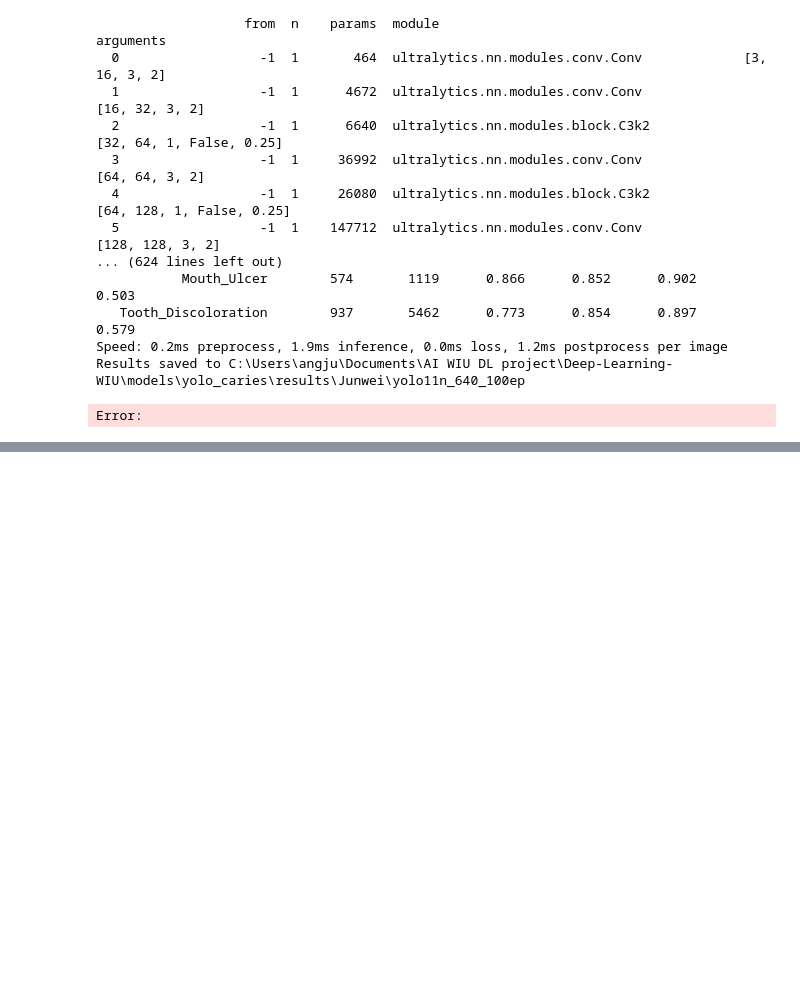
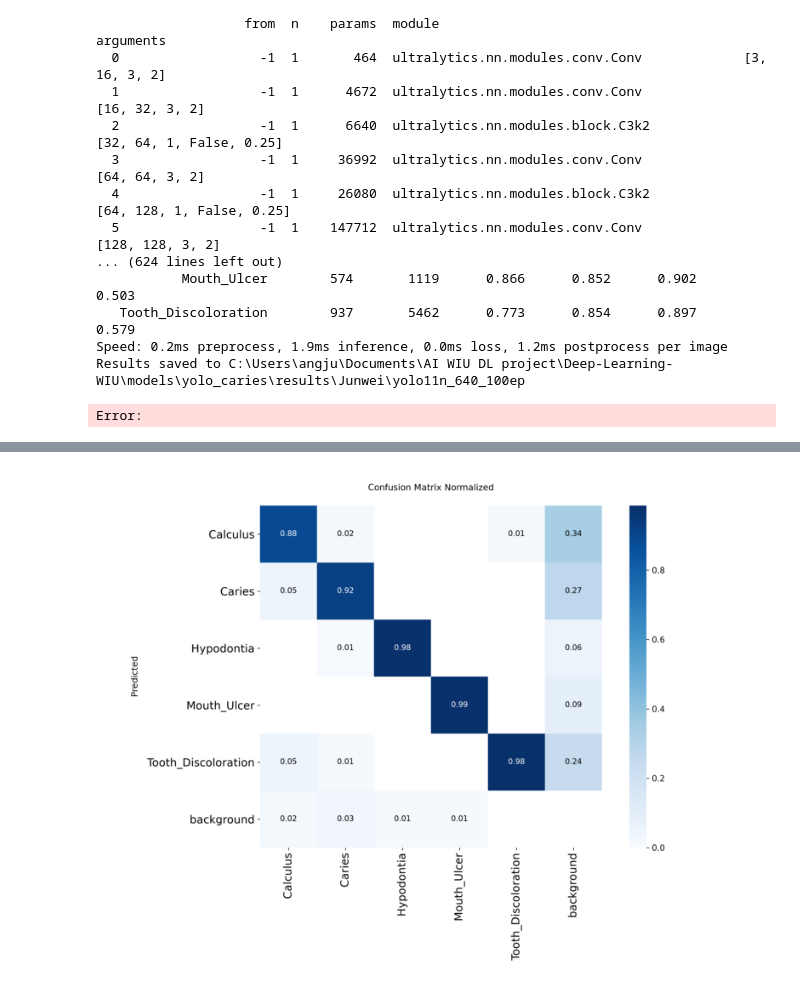
Before and after one commit to Aiden812/Deep-Learning-WIU, a Jupyter notebook: models/yolo_caries/notebooks/JunWei/02_training_script.ipynb, the cells around one changed output, grey strips where cells are left out. Drawn from its saved outputs; the diff is of its cells as text; code cells hidden in the pictures; blank space fills up the shorter version.

```diff
--- a/models/yolo_caries/notebooks/JunWei/02_training_script.ipynb
+++ b/models/yolo_caries/notebooks/JunWei/02_training_script.ipynb
@@ -60,0 +216,8 @@ model.train(resume=True)
+# %%
+matrix = plt.imread(RUNS / "yolo11n_640_100ep_test" / "confusion_matrix_normalized.png")
+plt.figure(figsize=(10, 7.5))
+plt.imshow(matrix)
+plt.axis("off")
+plt.show()
+# %% [output]
+[figure, added]
```
Also changed, not shown: parts of 14 cells of this notebook, 59 other files.
